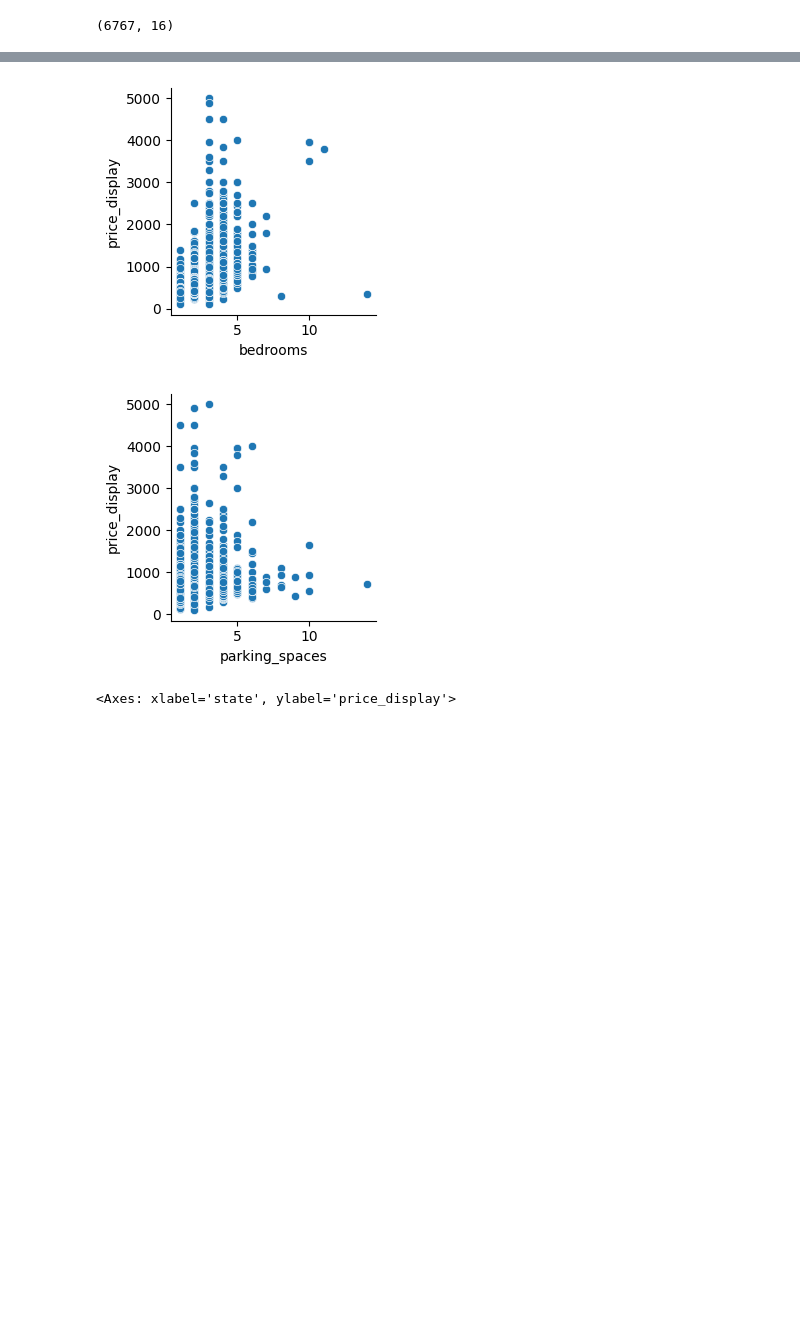
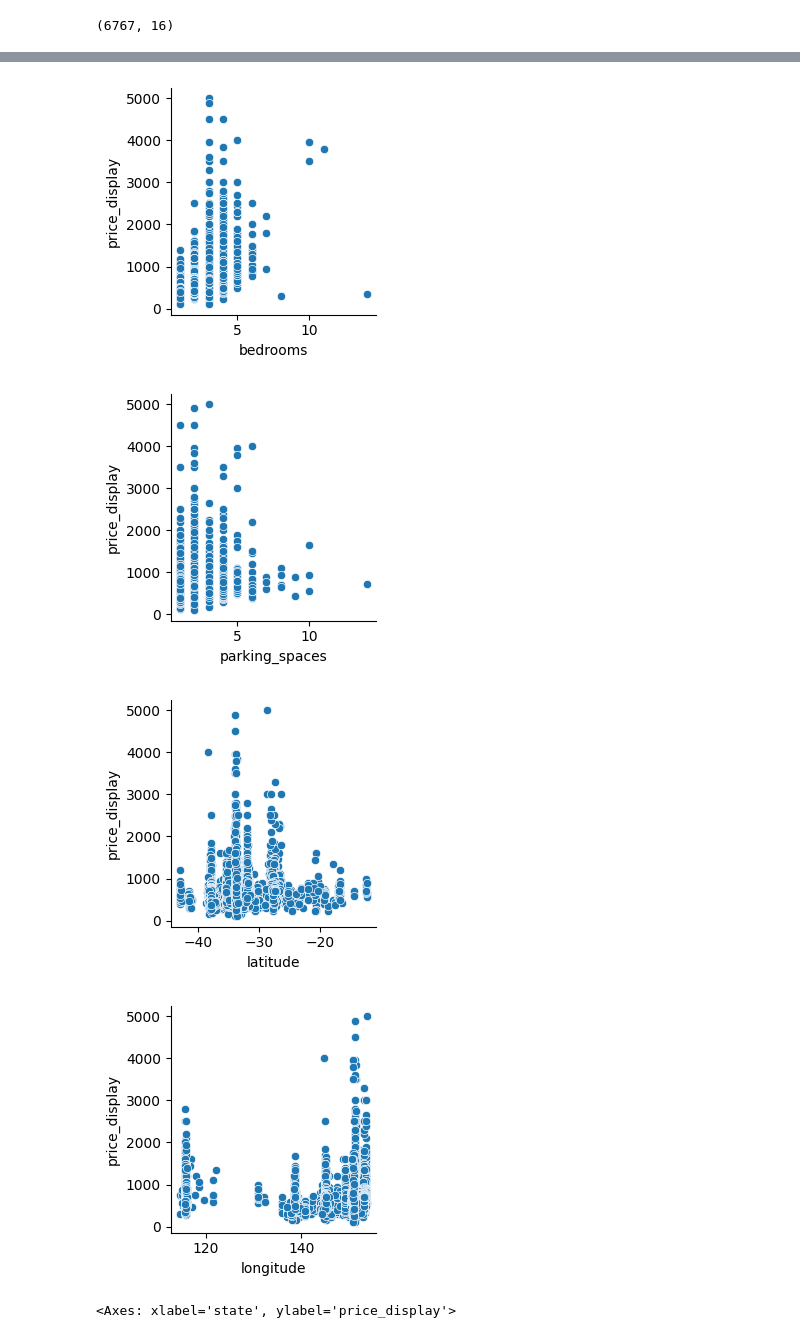
Before and after one commit to milidshah/Australian-Rental-Market-Mili, a Jupyter notebook: AustralianRentalMarket.ipynb, the cells around one changed output, grey strips where cells are left out. Cells and saved outputs as stored; diff of their text form; code cells hidden in the pictures; blank space fills up the shorter version.

```diff
--- a/AustralianRentalMarket.ipynb
+++ b/AustralianRentalMarket.ipynb
@@ -84,15 +77,19 @@ Name: count, dtype: int64
 # %%
 # EDA
 import seaborn as sns
 
 sns.relplot(data=rentaldf, x="bathrooms", y="price_display", height=3)
 sns.relplot(data=rentaldf, x="bedrooms", y = "price_display", height = 3)
 sns.relplot(data=rentaldf, x="parking_spaces", y = "price_display", height = 3)
+sns.relplot(data=rentaldf, x="latitude", y = "price_display", height = 3)
+sns.relplot(data=rentaldf, x="longitude", y = "price_display", height = 3)
 # %% [output]
 <seaborn.axisgrid.FacetGrid at 0x...>
 [figure]
 [figure]
 [figure]
+[figure, added]
+[figure, added]
 # %%
 sns.boxplot(data=rentaldf, x="state", y="price_display")
 # %% [output]
```
Also changed, not shown: parts of 8 cells of this notebook.
